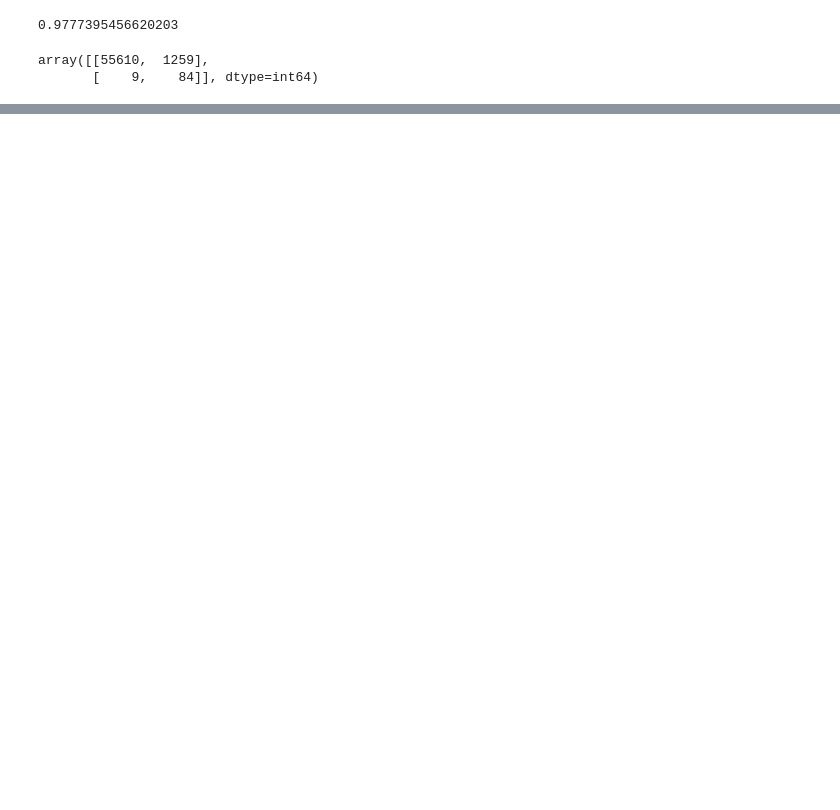
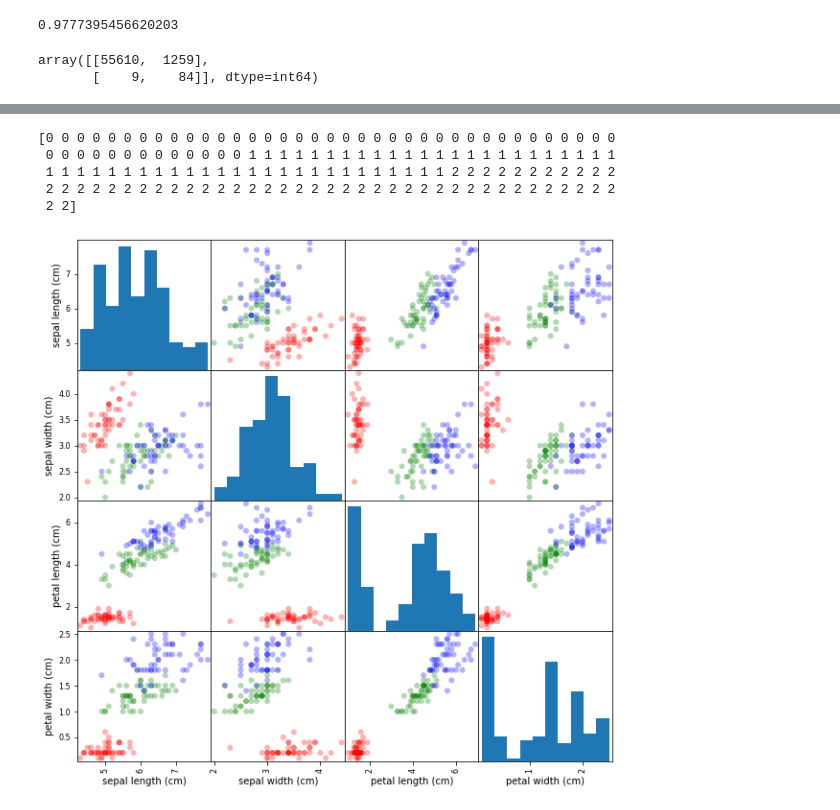
Before and after one commit to AgnesGru/ML_algoritms, a Jupyter notebook: ML Algoritms.ipynb, the cells around one changed output, grey strips where cells are left out. Saved outputs shown, nothing was run; the diff lists cells and outputs as text; code cells hidden in the pictures; blank space fills up the shorter version.

```diff
--- a/ML Algoritms.ipynb
+++ b/ML Algoritms.ipynb
@@ -152,0 +155,7 @@ array([[55610,  1259],
+# %%
+from sklearn.datasets import load_iris
+import pandas as pd
+import numpy as np
+iris = load_iris()
+df = pd.DataFrame(iris.data, columns=iris.feature_names)
+df.head()
@@ -152,0 +169,24 @@ array([[55610,  1259],
+# %%
+# print(iris.DESCR) # opis danych
+# print(iris.data)  # features, cechy, zmienne
+# print(type(iris.data)) # tablica NumPy ndarray
+# print(iris.data.shape) # rozmiar tablicy zwraca tuple
+# print(iris.feature_names) # lista nazw dla iris.data
+print(iris.target)  # zmienna celu (target)
+# print(iris.target.dtype) # tablica NumPy
+# print(iris.target.shape) # rozmiary tablicy celu
+# %% [output]
+[0 0 0 0 0 0 0 0 0 0 0 0 0 0 0 0 0 0 0 0 0 0 0 0 0 0 0 0 0 0 0 0 0 0 0 0 0
+ 0 0 0 0 0 0 0 0 0 0 0 0 0 1 1 1 1 1 1 1 1 1 1 1 1 1 1 1 1 1 1 1 1 1 1 1 1
+ 1 1 1 1 1 1 1 1 1 1 1 1 1 1 1 1 1 1 1 1 1 1 1 1 1 1 2 2 2 2 2 2 2 2 2 2 2
+ 2 2 2 2 2 2 2 2 2 2 2 2 2 2 2 2 2 2 2 2 2 2 2 2 2 2 2 2 2 2 2 2 2 2 2 2 2
+ 2 2]
+# %%
+colors = []
+palette = {0:"red", 1:"green", 2:"blue"}
+for c in np.nditer(iris.target):
+    colors.append(palette[int(c)])
+df = pd.DataFrame(iris.data, columns=iris.feature_names)
+sc = pd.plotting.scatter_matrix(df, alpha=0.3, figsize=(10,10), diagonal="hist", color=colors, marker="o", grid="True")
+# %% [output]
+[figure, added]
```
Also changed, not shown: parts of 16 cells of this notebook.
